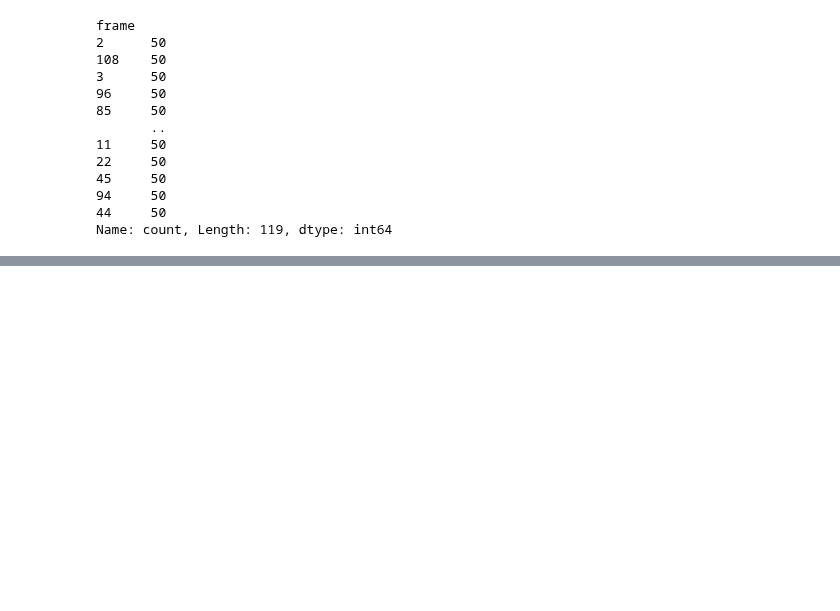
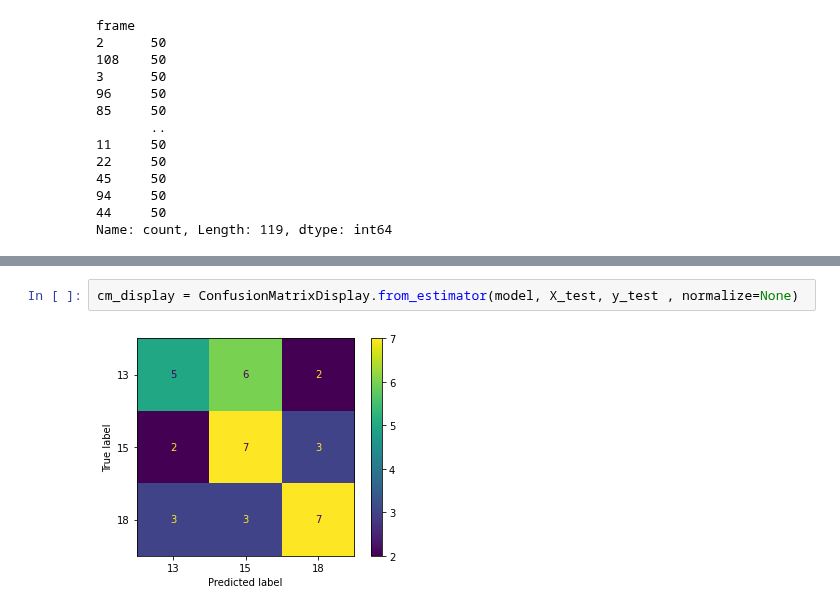
Before and after one commit to AllenSWDB/TReND_2024, a Jupyter notebook: code/Day 2 - population decoding.ipynb, the cells around one changed output, grey strips where cells are left out. Drawn from its saved outputs; the diff is of its cells as text; blank space fills up the shorter version.

```diff
--- a/code/Day 2 - population decoding.ipynb
+++ b/code/Day 2 - population decoding.ipynb
@@ -512,0 +523,4 @@ plt.show()
+# %%
+cm_display = ConfusionMatrixDisplay.from_estimator(model, X_test, y_test , normalize=None)
+# %% [output]
+[figure, added]
```
Also changed, not shown: parts of 9 cells of this notebook.
